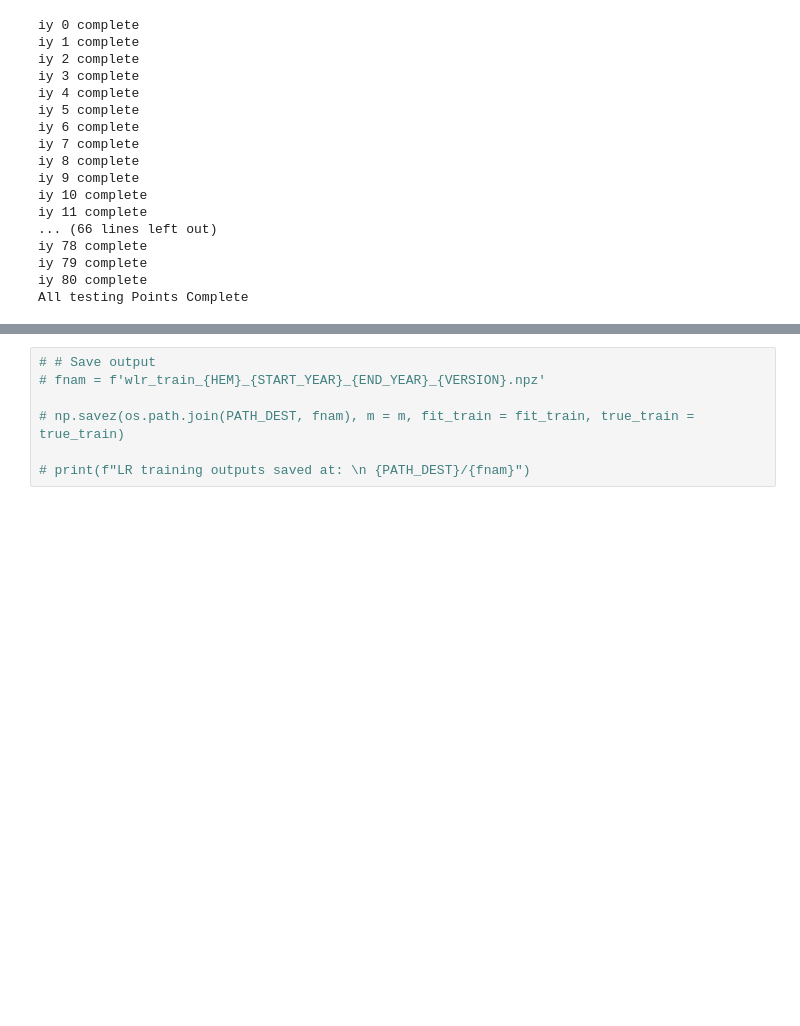
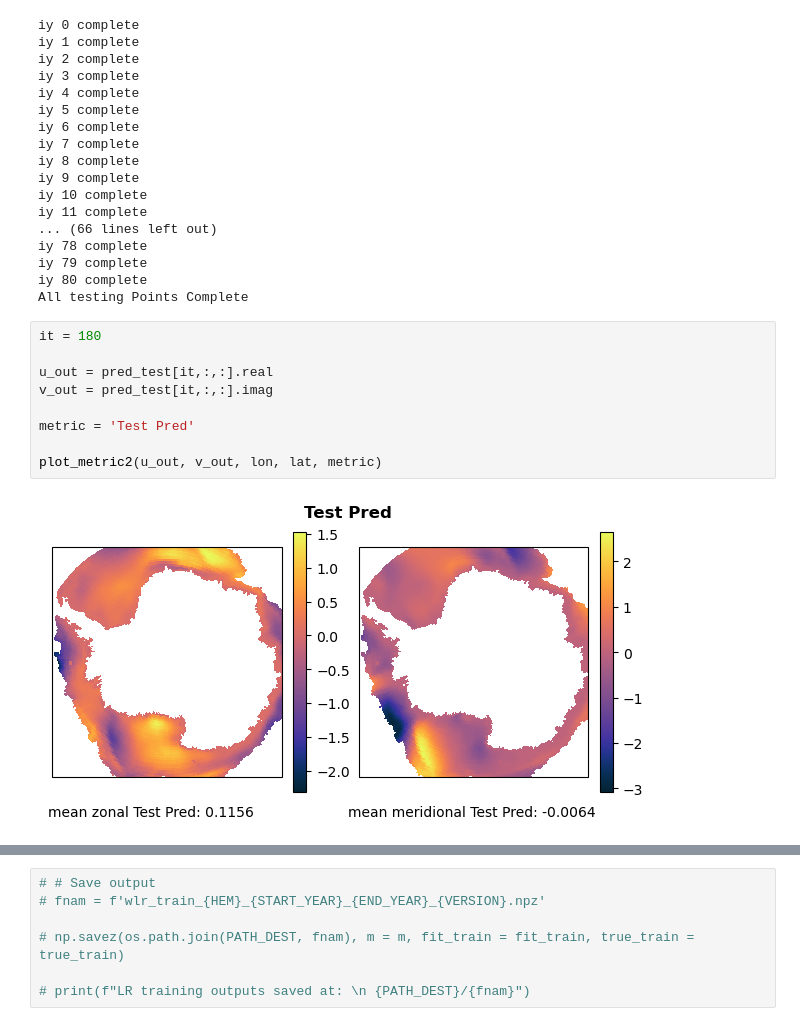
Before and after one commit to jackbassham/thesis-rough, a Jupyter notebook: old-notebooks/LRV3Weighted.ipynb, the cells around one changed output, grey strips where cells are left out. Drawn from its saved outputs; the diff is of its cells as text; blank space fills up the shorter version.

```diff
--- a/old-notebooks/LRV3Weighted.ipynb
+++ b/old-notebooks/LRV3Weighted.ipynb
@@ -391,3 +422,14 @@ iy 78 complete
 iy 79 complete
 iy 80 complete
 All testing Points Complete
+# %%
+it = 180
+
+u_out = pred_test[it,:,:].real
+v_out = pred_test[it,:,:].imag
+
+metric = 'Test Pred'
+
+plot_metric2(u_out, v_out, lon, lat, metric)
+# %% [output]
+[figure, added]
```
Also changed, not shown: parts of 5 cells of this notebook.
